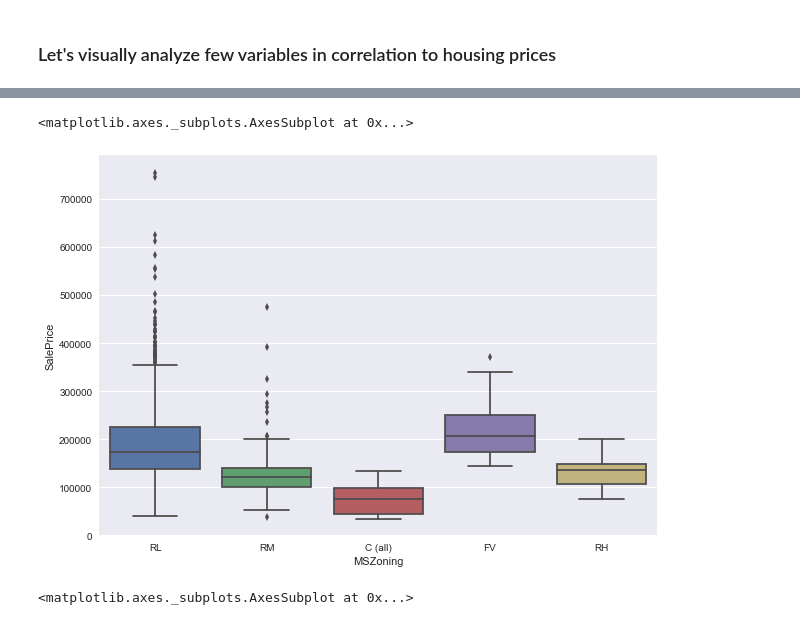
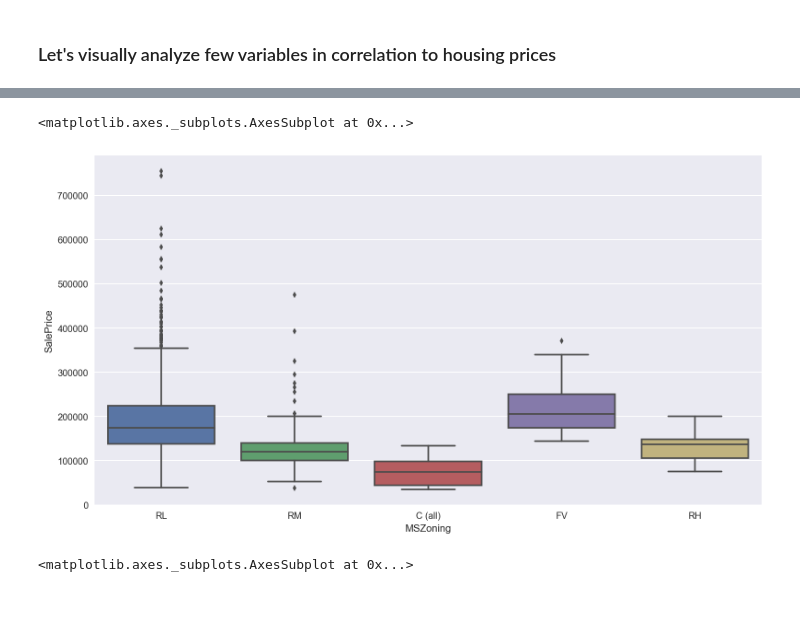
Before and after one commit to azouari/data-science, a Jupyter notebook: warmups/house-prices-advanced-regression-techniques/Housing Prices.ipynb, the cells around one changed output, grey strips where cells are left out. Cells and saved outputs as stored; diff of their text form; code cells hidden in the pictures.

```diff
--- a/warmups/house-prices-advanced-regression-techniques/Housing Prices.ipynb
+++ b/warmups/house-prices-advanced-regression-techniques/Housing Prices.ipynb
@@ -59,9 +61,9 @@ sns.boxplot(x="OverallQual", y="SalePrice", data=train)
 # %%
-plt.figure(figsize=(10,7))
+plt.figure(figsize=(13,7))
 sns.boxplot(x="MSZoning", y="SalePrice", data=train)
 # %% [output]
 <matplotlib.axes._subplots.AxesSubplot at 0x...>
-[figure, old version]
+[figure, new version]
 # %%
 plt.figure(figsize=(20,10))
 sns.boxplot(x="Neighborhood", y="SalePrice", data=train)
```
Also changed, not shown: parts of 19 cells of this notebook, 1 other file.
